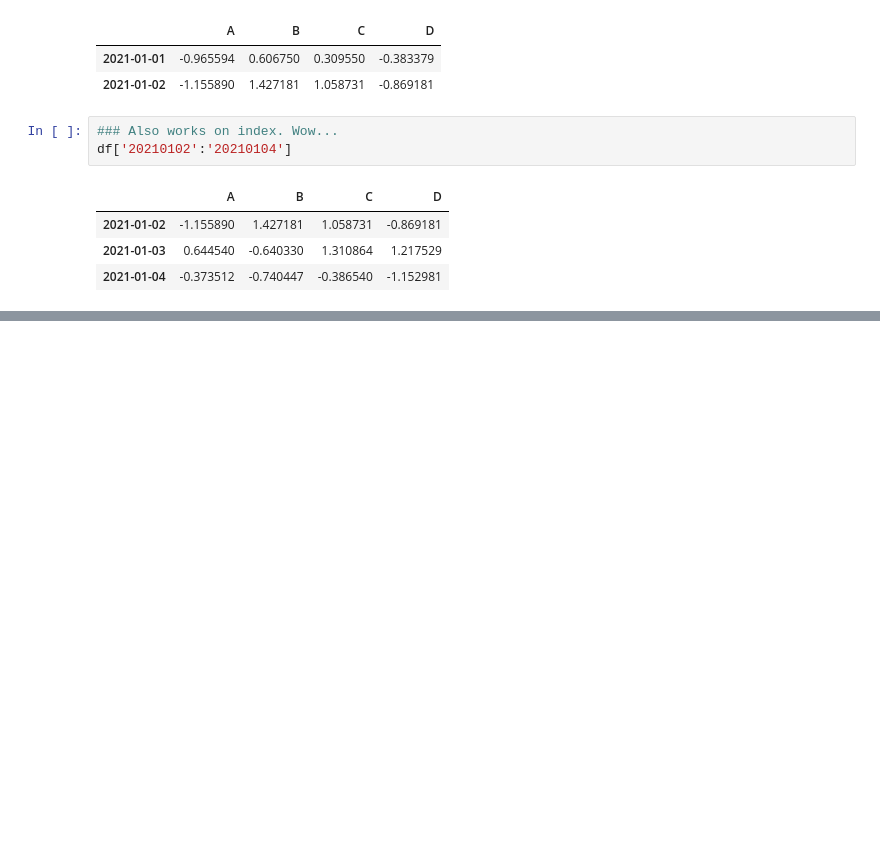
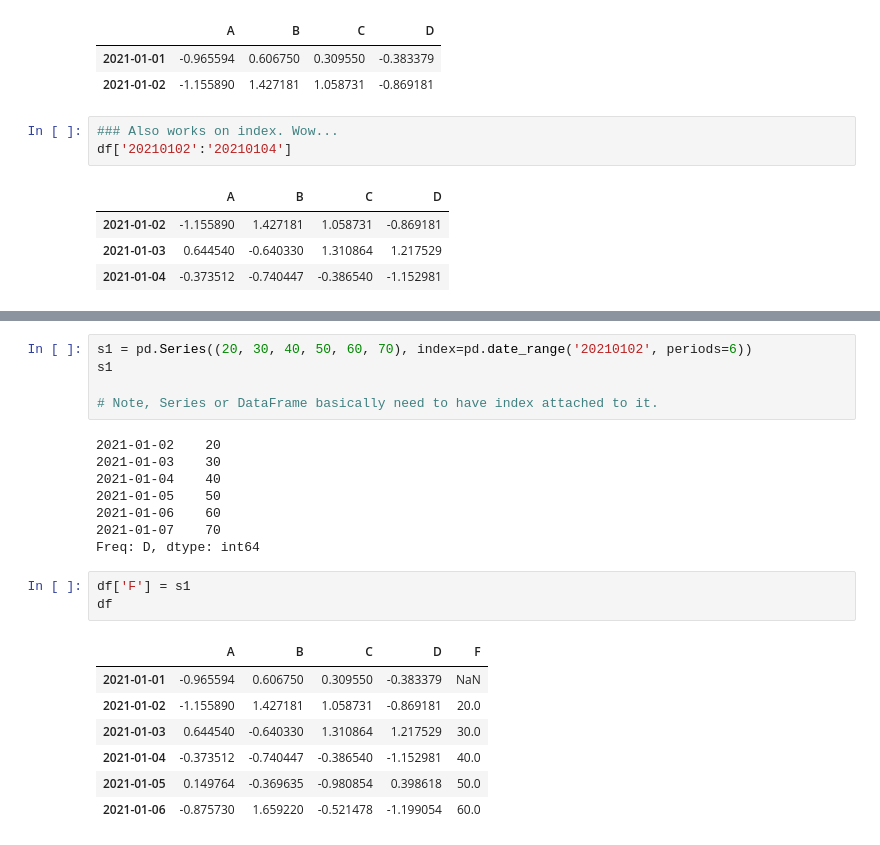
Before and after one commit to aidken/my_10min_to_pandas, a Jupyter notebook: ten_minutes_to_pandas.ipynb, the cells around one changed output, grey strips where cells are left out. Drawn from its saved outputs; the diff is of its cells as text; blank space fills up the shorter version.

```diff
--- a/ten_minutes_to_pandas.ipynb
+++ b/ten_minutes_to_pandas.ipynb
@@ -206,0 +303,24 @@ df['20210102':'20210104']
+# %%
+s1 = pd.Series((20, 30, 40, 50, 60, 70), index=pd.date_range('20210102', periods=6))
+s1
+
+# Note, Series or DataFrame basically need to have index attached to it.
+# %% [output]
+2021-01-02    20
+2021-01-03    30
+2021-01-04    40
+2021-01-05    50
+2021-01-06    60
+2021-01-07    70
+Freq: D, dtype: int64
+# %%
+df['F'] = s1
+df
+# %% [output]
+|  | A | B | C | D | F |
+| 2021-01-01 | -0.965594 | 0.606750 | 0.309550 | -0.383379 | NaN |
+| 2021-01-02 | -1.155890 | 1.427181 | 1.058731 | -0.869181 | 20.0 |
+| 2021-01-03 | 0.644540 | -0.640330 | 1.310864 | 1.217529 | 30.0 |
+| 2021-01-04 | -0.373512 | -0.740447 | -0.386540 | -1.152981 | 40.0 |
+| 2021-01-05 | 0.149764 | -0.369635 | -0.980854 | 0.398618 | 50.0 |
+| 2021-01-06 | -0.875730 | 1.659220 | -0.521478 | -1.199054 | 60.0 |
```
Also changed, not shown: parts of 18 cells of this notebook.
